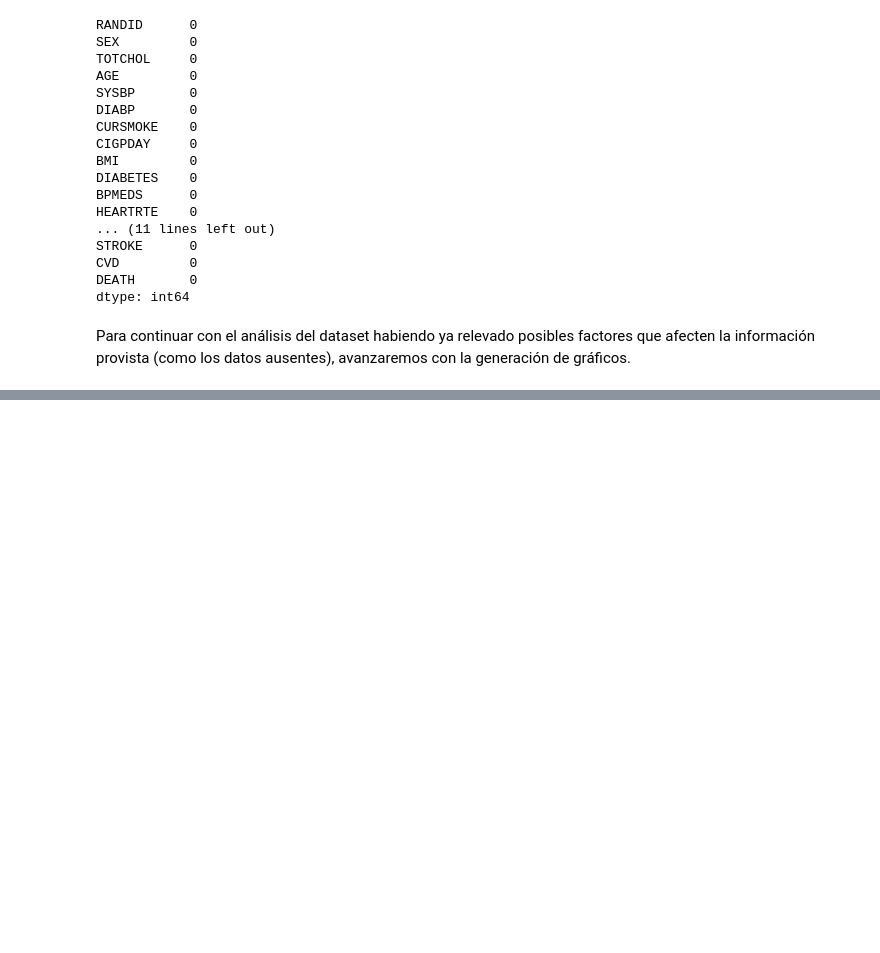
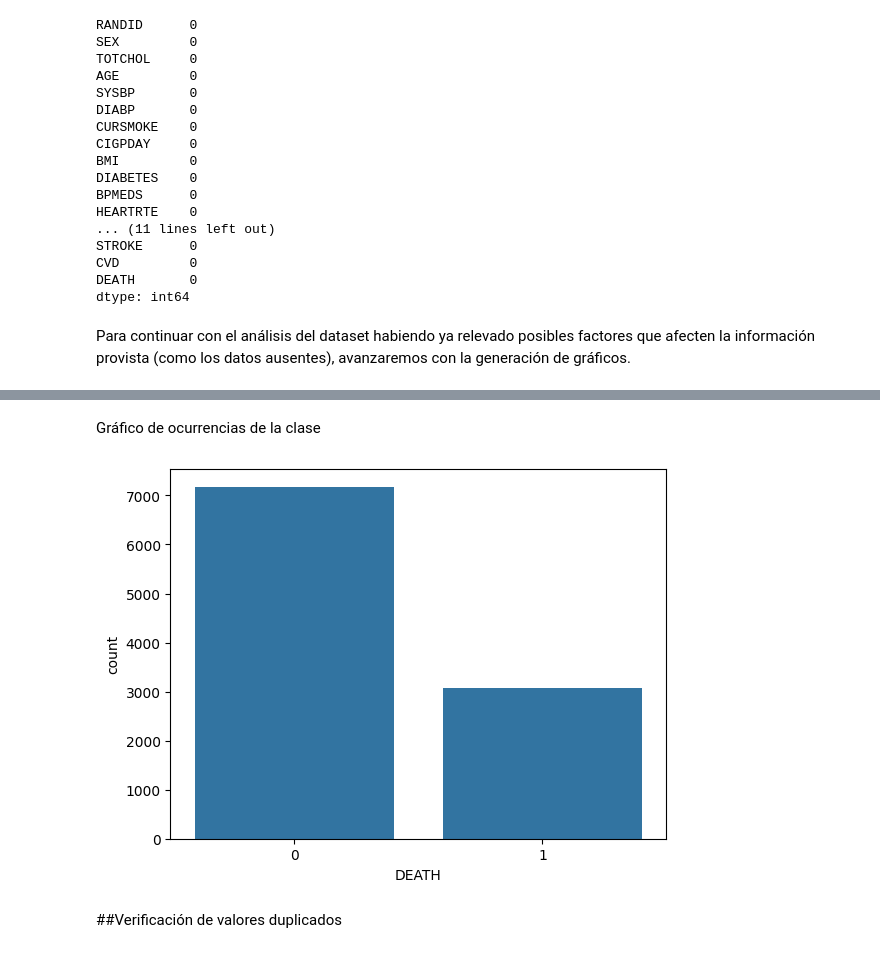
Before and after one commit to estebanbec/machine_learning, a Jupyter notebook: Colab_Proyecto.ipynb, the cells around one changed output, grey strips where cells are left out. Cells and saved outputs as stored; diff of their text form; code cells hidden in the pictures; blank space fills up the shorter version.

```diff
--- a/Colab_Proyecto.ipynb
+++ b/Colab_Proyecto.ipynb
@@ -243,0 +279,9 @@ Para continuar con el análisis del dataset habiendo ya relevado posibles factor
+# %% [markdown]
+Gráfico de ocurrencias de la clase
+# %%
+sns.countplot(x='DEATH', data=df_sin_nulos)
+plt.show()
+# %% [output]
+[figure, added]
+# %% [markdown]
+##Verificación de valores duplicados
```
Also changed, not shown: parts of 14 cells of this notebook.
